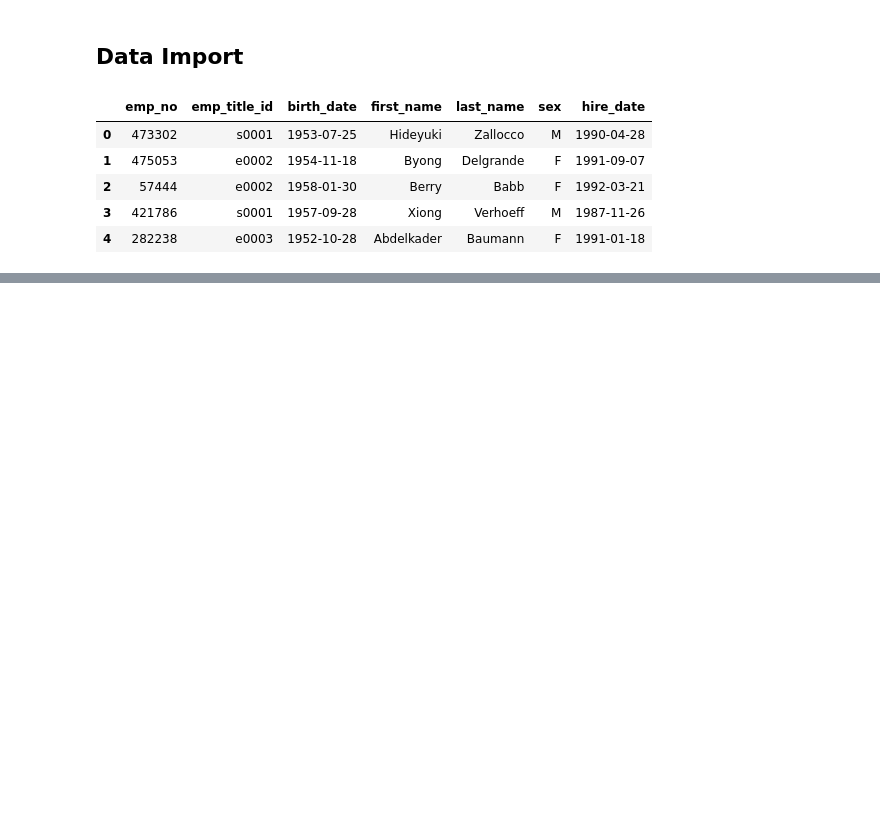
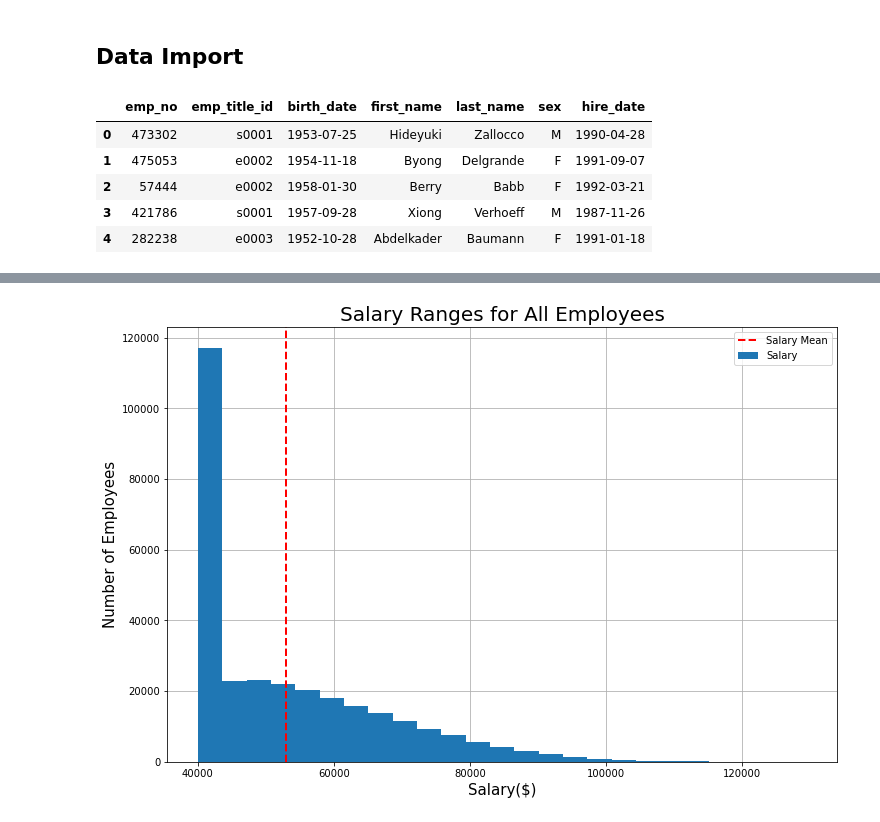
Before and after one commit to svfarago/SQL_challenge, a Jupyter notebook: EmployeeSQL/emp_analysis_pandas.ipynb, the cells around one changed output, grey strips where cells are left out. Drawn from its saved outputs; the diff is of its cells as text; code cells hidden in the pictures; blank space fills up the shorter version.

```diff
--- a/EmployeeSQL/emp_analysis_pandas.ipynb
+++ b/EmployeeSQL/emp_analysis_pandas.ipynb
@@ -53,0 +79,3 @@ employees_data.head()
+# %%
+salaries_data = pd.read_sql("select * from salaries", connection)
+salaries_data.head()
@@ -54 +99,27 @@ employees_data.head()
+# %%
+# 2. Create a histogram to visualize the most common salary ranges for employees.
+
+# Note: Include some formatting on width and use zorder to bring bars to front.
+plt.figure(figsize=(12, 8))
+plt.hist(salaries_data["salary"],25, density=False, label="Salary", zorder=2)
+plt.grid(zorder=0)
+
+# Chart labels
+plt.title("Salary Ranges for All Employees", fontsize=20)
+plt.xlabel("Salary($)", fontsize=15)
+plt.ylabel("Number of Employees", fontsize=15)
+
+
+# Note: Original "average line" code was borrowed from a classmate. Made some minor updates below.
+plt.axvline(salaries_data["salary"].mean(), color='r', linestyle="dashed", linewidth=2, label="Salary Mean")
+plt.legend()
+
+# Save chart image (optional)
+# Note: put this before plt.show otherwise image will save as black box.
+plt.savefig("images/Salary_Ranges_Employees.png")
+
+# Display chart
+plt.show()
+# %% [output]
+[figure, added]
 # %%
```
Also changed, not shown: parts of 15 cells of this notebook, 3 other files.
